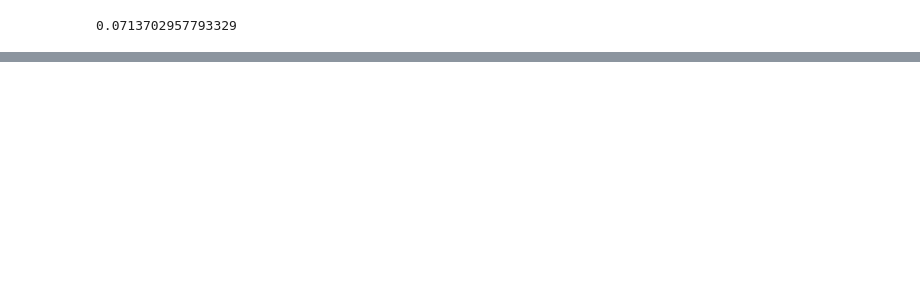
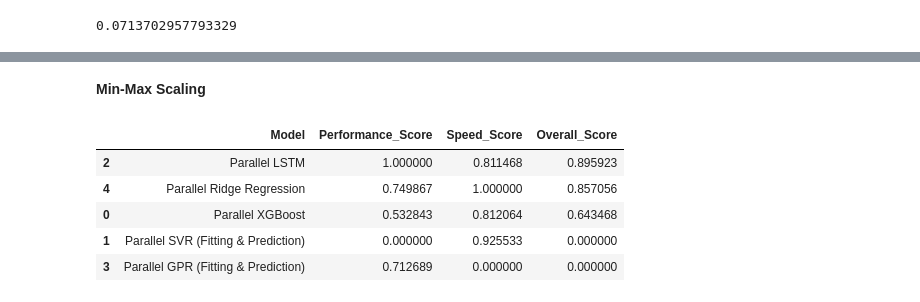
Before and after one commit to NataliaZsiros/ThesisSolarEnergyPrediction, a Jupyter notebook: results_parallel/result_merge.ipynb, the cells around one changed output, grey strips where cells are left out. Saved outputs shown, nothing was run; the diff lists cells and outputs as text; code cells hidden in the pictures; blank space fills up the shorter version.

```diff
--- a/results_parallel/result_merge.ipynb
+++ b/results_parallel/result_merge.ipynb
@@ -95,0 +108,61 @@ ranking_df.sort_values(by=['Row Average'])
+# %% [markdown]
+**Min-Max Scaling**
+# %%
+def custom_minmax_normalization(df, higher_is_better, cutoff=-0.5):
+    df_norm = pd.DataFrame(index=df.index)
+
+    for col in df.columns:
+        norm = df[col].copy()
+        if col != 'Model':
+            x = df[col].copy()
+
+            x = x.clip(lower=cutoff)
+
+            if higher_is_better[col]:
+                norm = (x - x.min()) / (x.max() - x.min())
+            else:
+                norm = (x.max() - x) / (x.max() - x.min())
+
+        df_norm[col] = norm
+
+    return df_norm
+
+def nested_harmonic_score(df, higher_is_better, cutoff=-0.5):
+    df_norm = custom_minmax_normalization(df, higher_is_better, cutoff)
+
+    # Performance Score: H(R2, RMSE, Skill Score)
+    df_norm["Performance_Score"] = df_norm[["R-squared", "RMSE", "skill_score"]].apply(
+        lambda row: hmean(row) if all(row > 0) else 0, axis=1
+    )
+
+    # Speed Score: H(Train Time, Predict Time)
+    df_norm["Speed_Score"] = df_norm[["Training Time (s)", "Prediction Time (s)"]].apply(
+        lambda row: hmean(row) if all(row > 0) else 0, axis=1
+    )
+
+    # Overall Score: H(Performance, Speed)
+    df_norm["Overall_Score"] = df_norm[["Performance_Score", "Speed_Score"]].apply(
+        lambda row: hmean(row) if all(row > 0) else 0, axis=1
+    )
+
+    return df_norm[["Model", "Performance_Score", "Speed_Score", "Overall_Score"]]
+
+
+higher_is_better = {
+    "Training Time (s)": False,
+    "Prediction Time (s)": False,
+    "R-squared": True,
+    "RMSE": False,
+    "skill_score": True,
+}
+
+result = nested_harmonic_score(final_df, higher_is_better)
+result.sort_values("Overall_Score", ascending=False, inplace=True)
+result
+# %% [output]
+|  | Model | Performance_Score | Speed_Score | Overall_Score |
+| 2 | Parallel LSTM | 1.000000 | 0.811468 | 0.895923 |
+| 4 | Parallel Ridge Regression | 0.749867 | 1.000000 | 0.857056 |
+| 0 | Parallel XGBoost | 0.532843 | 0.812064 | 0.643468 |
+| 1 | Parallel SVR (Fitting & Prediction) | 0.000000 | 0.925533 | 0.000000 |
+| 3 | Parallel GPR (Fitting & Prediction) | 0.712689 | 0.000000 | 0.000000 |
```
Also changed, not shown: parts of 9 cells of this notebook, 5 other files.
